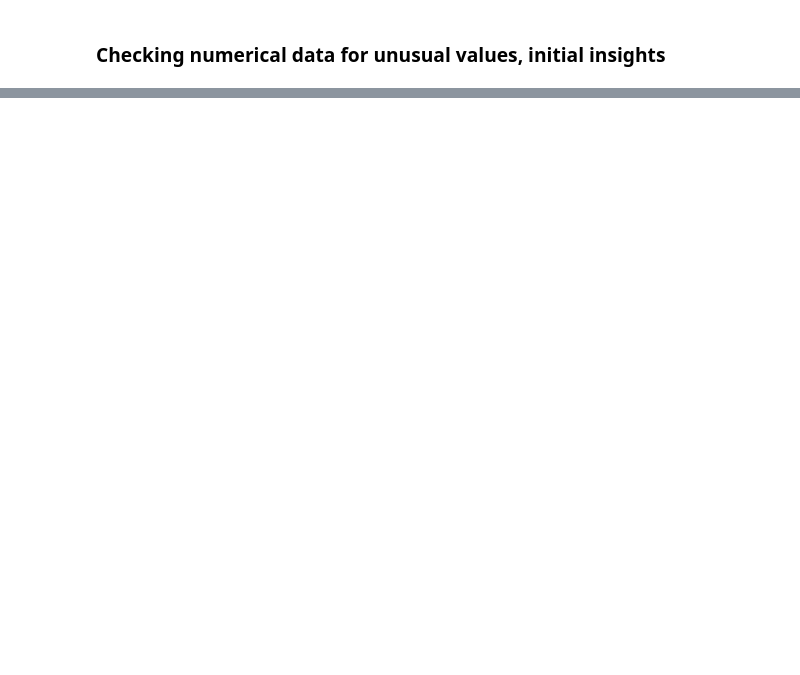
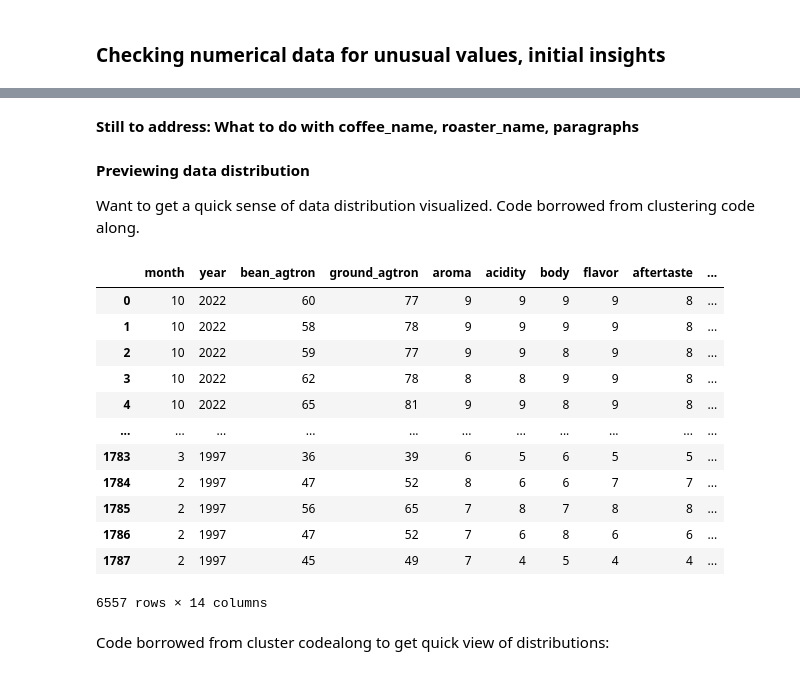
Before and after one commit to KMere21/capstone, a Jupyter notebook: Capstone_Project_Part_4_Compiling_Data-Kate_Meredith.ipynb, the cells around one changed output, grey strips where cells are left out. Saved outputs shown, nothing was run; the diff lists cells and outputs as text; code cells hidden in the pictures; blank space fills up the shorter version.

Commit message:
cleaned and combined numerics

```diff
--- a/Capstone_Project_Part_4_Compiling_Data-Kate_Meredith.ipynb
+++ b/Capstone_Project_Part_4_Compiling_Data-Kate_Meredith.ipynb
@@ -383,0 +1206,9 @@ We'll come back to this.
+# %%
+#impute values based on mean
+coffee.loc[coffee['ground_agtron'] == 104,'ground_agtron'] = 82
+# %%
+#impute values based on mean
+coffee.loc[coffee['ground_agtron'] == 102,'ground_agtron'] = 72
+# %%
+#impute values based on mean
+coffee.loc[coffee['ground_agtron'] == 101,'ground_agtron'] = 74
@@ -383,0 +1248,2 @@ We'll come back to this.
+# %% [markdown]
+**Still to address: What to do with coffee_name, roaster_name, paragraphs**
@@ -383,0 +1253,24 @@ We'll come back to this.
+# %% [markdown]
+**Previewing data distribution**
+
+Want to get a quick sense of data distribution visualized. Code borrowed from clustering code along.
+# %%
+numeric_df = coffee.filter(['month','year','bean_agtron','ground_agtron','aroma','acidity','body','flavor','aftertaste','roaster_lat','roaster_lon','origin_lat','origin_lon','overall_score'], axis = 1)
+# %%
+numeric_df
+# %% [output]
+|  | month | year | bean_agtron | ground_agtron | aroma | acidity | body | flavor | aftertaste | ... |
+| 0 | 10 | 2022 | 60 | 77 | 9 | 9 | 9 | 9 | 8 | ... |
+| 1 | 10 | 2022 | 58 | 78 | 9 | 9 | 9 | 9 | 8 | ... |
+| 2 | 10 | 2022 | 59 | 77 | 9 | 9 | 8 | 9 | 8 | ... |
+| 3 | 10 | 2022 | 62 | 78 | 8 | 8 | 9 | 9 | 8 | ... |
+| 4 | 10 | 2022 | 65 | 81 | 9 | 9 | 8 | 9 | 8 | ... |
+| ... | ... | ... | ... | ... | ... | ... | ... | ... | ... | ... |
+| 1783 | 3 | 1997 | 36 | 39 | 6 | 5 | 6 | 5 | 5 | ... |
+| 1784 | 2 | 1997 | 47 | 52 | 8 | 6 | 6 | 7 | 7 | ... |
+| 1785 | 2 | 1997 | 56 | 65 | 7 | 8 | 7 | 8 | 8 | ... |
+| 1786 | 2 | 1997 | 47 | 52 | 7 | 6 | 8 | 6 | 6 | ... |
+| 1787 | 2 | 1997 | 45 | 49 | 7 | 4 | 5 | 4 | 4 | ... |
+6557 rows × 14 columns
+# %% [markdown]
+Code borrowed from cluster codealong to get quick view of distributions:
```
Also changed, not shown: parts of 122 cells of this notebook, 3 other files.
